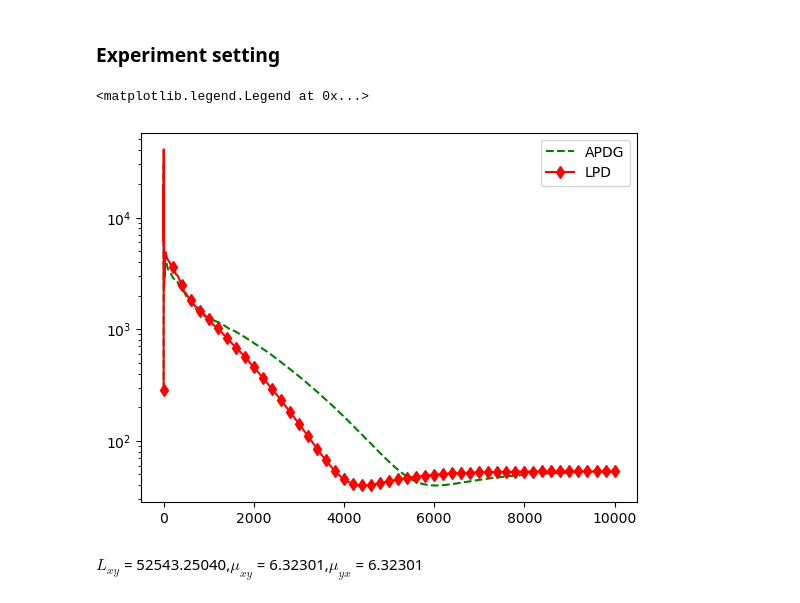
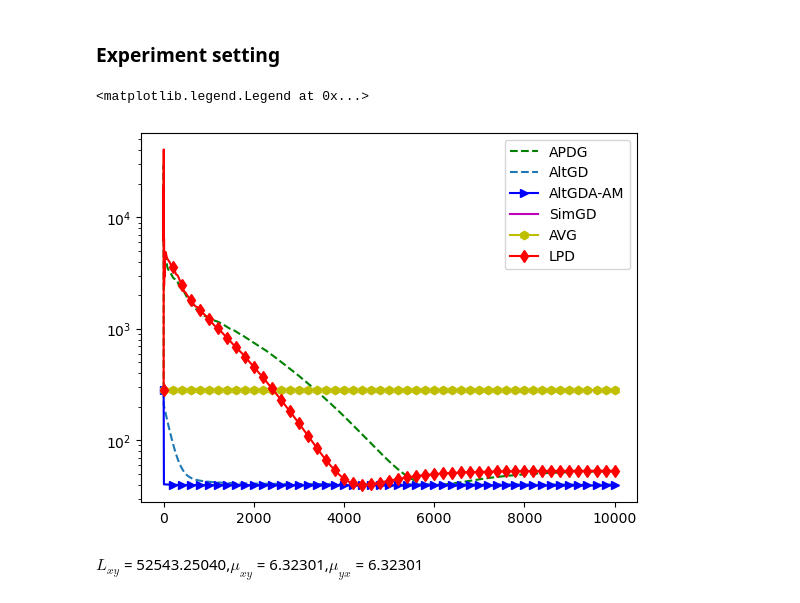
Before and after one commit to mrph2898/MASS, a Jupyter notebook: experiments/RL_comparison.ipynb, the cells around one changed output. Drawn from its saved outputs; the diff is of its cells as text; code cells hidden in the pictures.

```diff
--- a/experiments/RL_comparison.ipynb
+++ b/experiments/RL_comparison.ipynb
@@ -130,7 +130,7 @@ class RL_problem(pr.BaseSaddle):
             self.xopt = LA.solve(self.A, self.C.dot(self.yopt) - self.b)
         else:
             self.yopt = LA.solve(self.C + 1/self.rho*self.A @ self.A.T, self.b)
-            self.xopt = LA.solve(np.eye(n), -1/self.rho * self.A.T.dot(self.yopt))
+            self.xopt =  -1/self.rho * self.A.T.dot(self.yopt)
 
         self.constraint=False
         self.grad_f = grad(self.f)
@@ -147,13 +147,20 @@ A=-B
 RHO = LA.svd(A.T.dot(LA.inv(C)).dot(A))[1].max()
 # RHO = 1.
 problem_RL = RL_problem(B=B,C=C, b=b.T, rho=RHO)
+L = max(problem_RL.L_x, problem_RL.L_y, problem_RL.L_xy)
 params = {"apdg": None,
-          # 'altgd': 0.1,
-          # 'simgd': 0.05,
-          # 'avg': 1,
-          # 'eg':0.6,
-          # 'omd':0.3,
-          # 'AA': 0.5
+          "lpd": None,
+          'altgd': {"lr": 1 / (2*L)},
+          'simgd': {"lr": problem_RL.mu_y / (4*L**2)},
+          # 'avg': {"lr": 1 / (2*L)},
+          'eg': {"lr": 1 / (2*L)},
+          'omd': {"lr": 1 / (2*L)},
+          'AA': {"lr": 1 / (2*L),
+                 "k": 10,
+                 "type2": True,
+                 "reg": 1e-10,
+                 "gamma": 1e-26
+                }
          }
  # {'simgd':0.05, 'altgd':0.1, 'avg':1, 'adam':0.01, 'eg':0.6,'omd':0.3, 'fr':0.05,'AA':0.5}
 
@@ -162,23 +169,23 @@ y0 = np.ones(n_feat, )
 type2=True
 iteration = 10000
 k =  100
-methods_dict = ut.main(problem_RL, iteration, x0.copy(), y0.copy(), params, k=k)
+methods_dict = ut.main(problem_RL, iteration, x0.copy(), y0.copy(), params)
 # %%
 %matplotlib inline
 plot_interval = 1
-markevery=200
+markevery=500
 for method in methods_dict:
-    if method not in ["EG", "OMD", "SimGD", "AltGD"]:
+    if method not in ["EG", "OMD"]:
         plt.semilogy(np.arange(0, iteration+plot_interval, plot_interval),
                      methods_dict[method]["loss_hist"][::plot_interval],
                      methods_dict[method]["marker"],
                      markevery=markevery,
                      label=method
                     )
 plt.legend()
 # %% [output]
 <matplotlib.legend.Legend at 0x...>
-[figure, old version]
+[figure, new version]
 # %%
 ut.display_constants(problem_RL)
 # %% [output]
```
Also changed, not shown: 6 other files.
